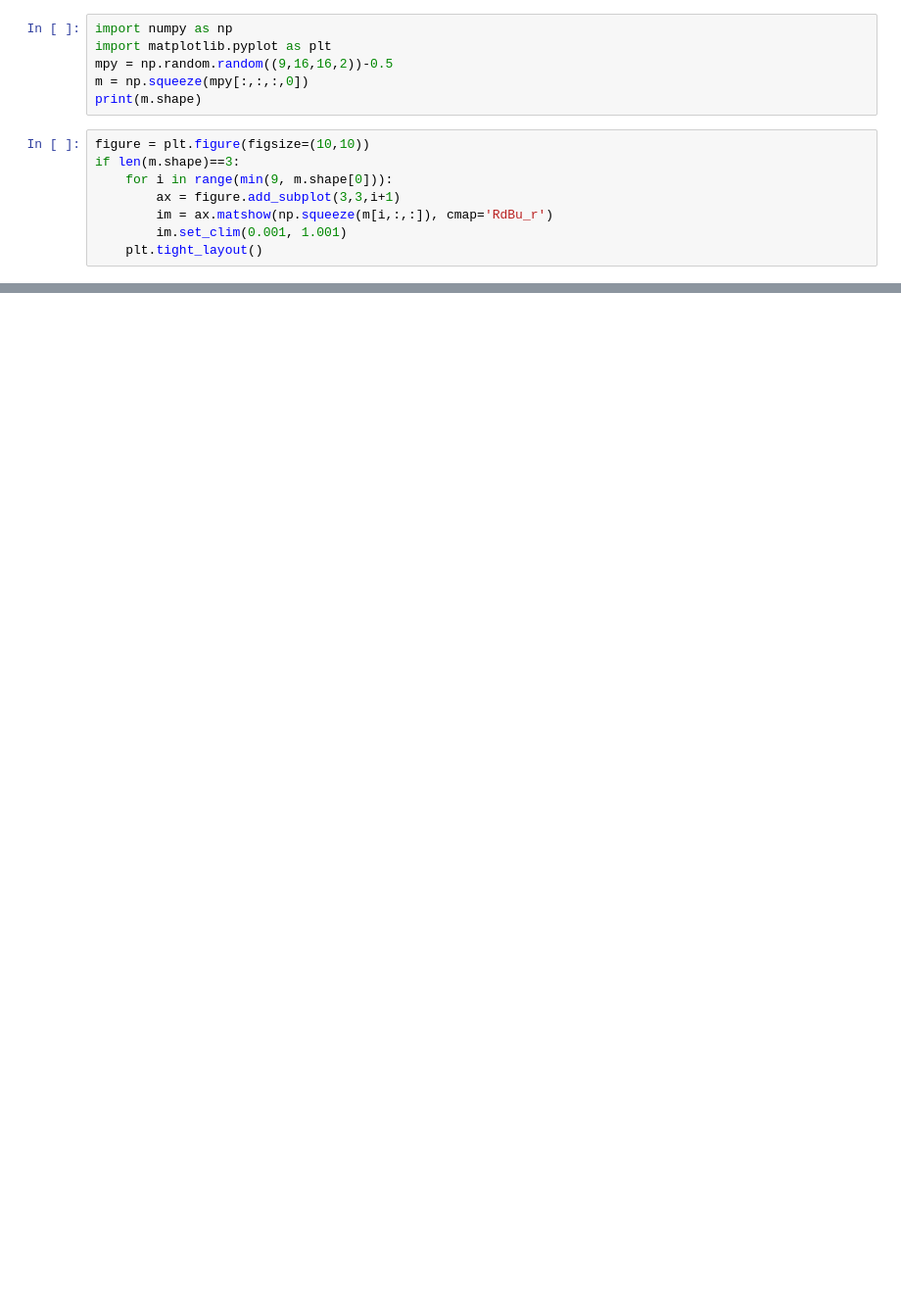
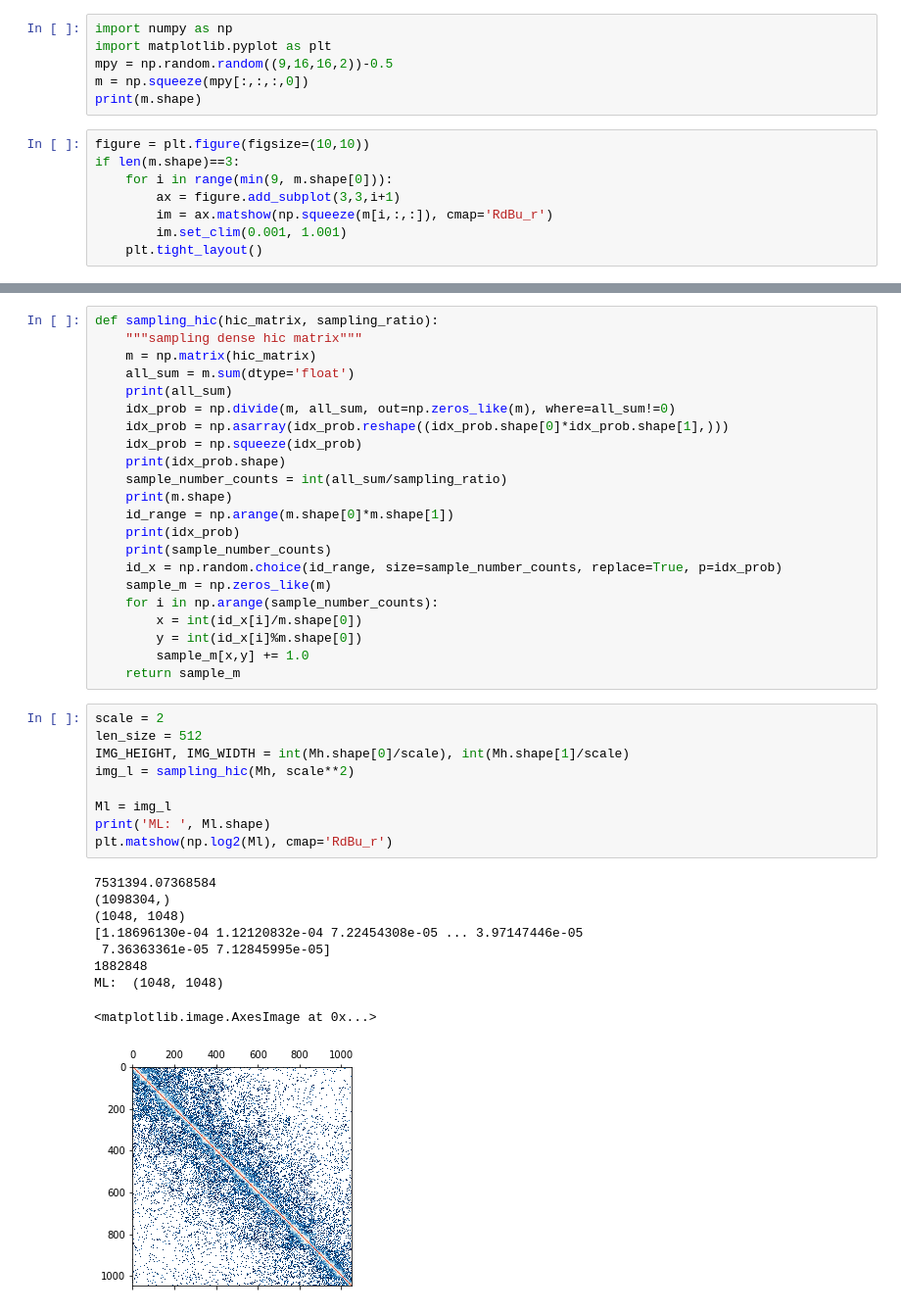
Before and after one commit to lhanappa/refine_resolution, a Jupyter notebook: try.ipynb, the cells around one changed output, grey strips where cells are left out. Shown at 98% size. Saved outputs shown, nothing was run; the diff lists cells and outputs as text; blank space fills up the shorter version.

```diff
--- a/try.ipynb
+++ b/try.ipynb
@@ -31,0 +60,41 @@ plt.show()
+# %%
+def sampling_hic(hic_matrix, sampling_ratio):
+    """sampling dense hic matrix"""
+    m = np.matrix(hic_matrix)
+    all_sum = m.sum(dtype='float')
+    print(all_sum)
+    idx_prob = np.divide(m, all_sum, out=np.zeros_like(m), where=all_sum!=0)
+    idx_prob = np.asarray(idx_prob.reshape((idx_prob.shape[0]*idx_prob.shape[1],)))
+    idx_prob = np.squeeze(idx_prob)
+    print(idx_prob.shape)
+    sample_number_counts = int(all_sum/sampling_ratio)
+    print(m.shape)
+    id_range = np.arange(m.shape[0]*m.shape[1])
+    print(idx_prob)
+    print(sample_number_counts)
+    id_x = np.random.choice(id_range, size=sample_number_counts, replace=True, p=idx_prob)
+    sample_m = np.zeros_like(m)
+    for i in np.arange(sample_number_counts):
+        x = int(id_x[i]/m.shape[0])
+        y = int(id_x[i]%m.shape[0])
+        sample_m[x,y] += 1.0
+    return sample_m
+# %%
+scale = 2
+len_size = 512
+IMG_HEIGHT, IMG_WIDTH = int(Mh.shape[0]/scale), int(Mh.shape[1]/scale)
+img_l = sampling_hic(Mh, scale**2)
+
+Ml = img_l
+print('ML: ', Ml.shape)
+plt.matshow(np.log2(Ml), cmap='RdBu_r')
+# %% [output]
+7531394.07368584
+(1098304,)
+(1048, 1048)
+[1.18696130e-04 1.12120832e-04 7.22454308e-05 ... 3.97147446e-05
+ 7.36363361e-05 7.12845995e-05]
+1882848
+ML:  (1048, 1048)
+<matplotlib.image.AxesImage at 0x...>
+[figure, added]
```
Also changed, not shown: parts of 5 cells of this notebook, 4 other files.
